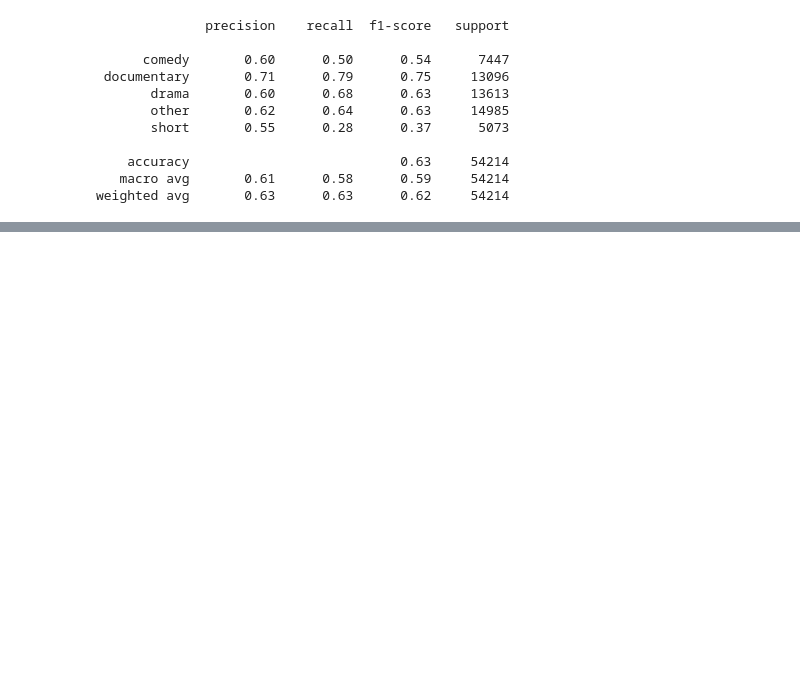
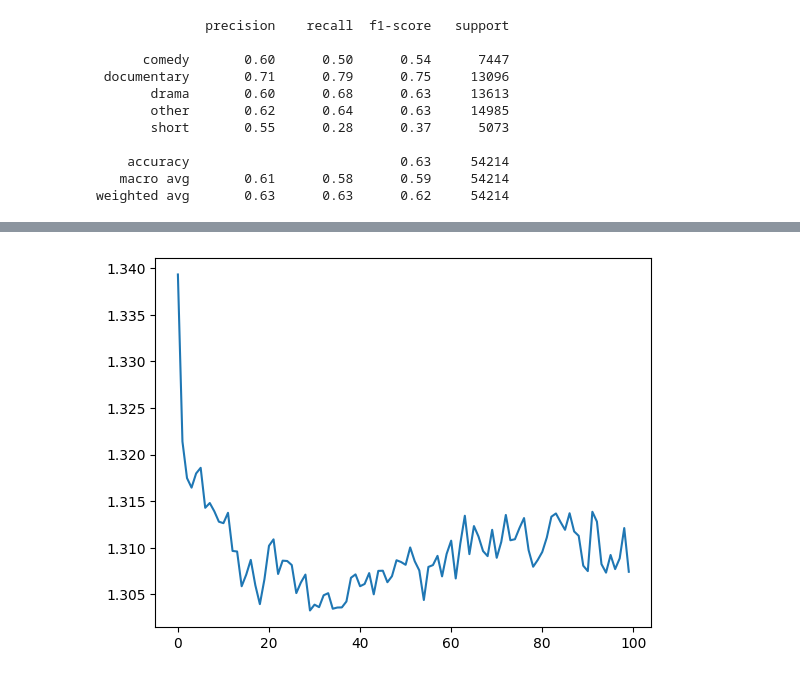
Before and after one commit to SohamD34/Skybug-Movie-Genre-Classification, a Jupyter notebook: training.ipynb, the cells around one changed output, grey strips where cells are left out. Saved outputs shown, nothing was run; the diff lists cells and outputs as text; code cells hidden in the pictures; blank space fills up the shorter version.

```diff
--- a/training.ipynb
+++ b/training.ipynb
@@ -142,0 +267,6 @@ weighted avg       0.63      0.63      0.62     54214
+# %%
+# batch_size = 25
+plt.plot(all_losses)
+plt.show()
+# %% [output]
+[figure, added]
```
Also changed, not shown: parts of 10 cells of this notebook, 2 other files.
